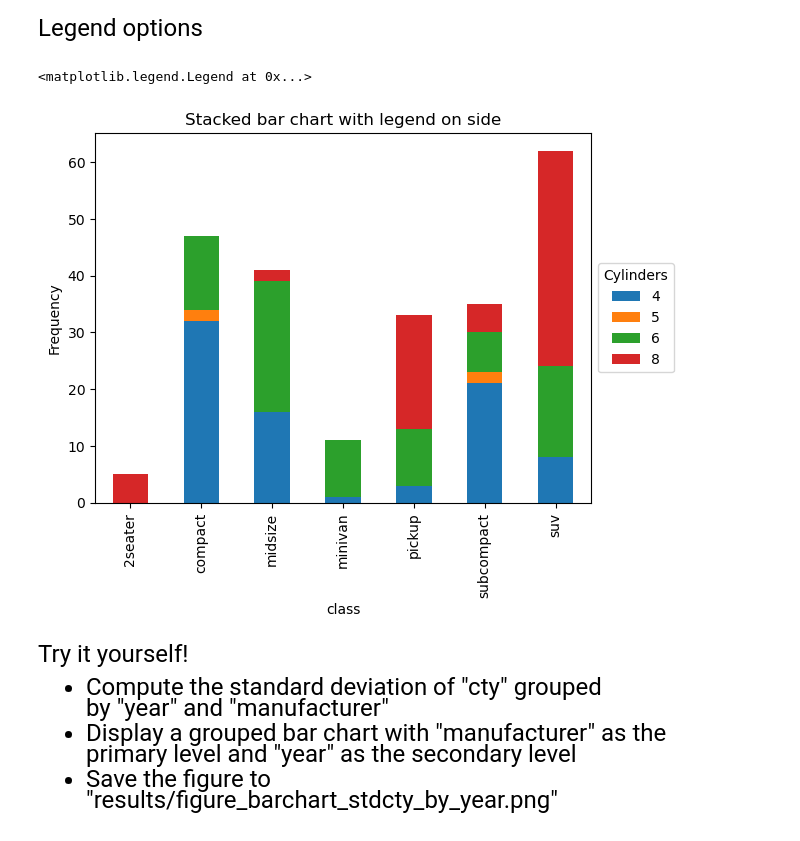
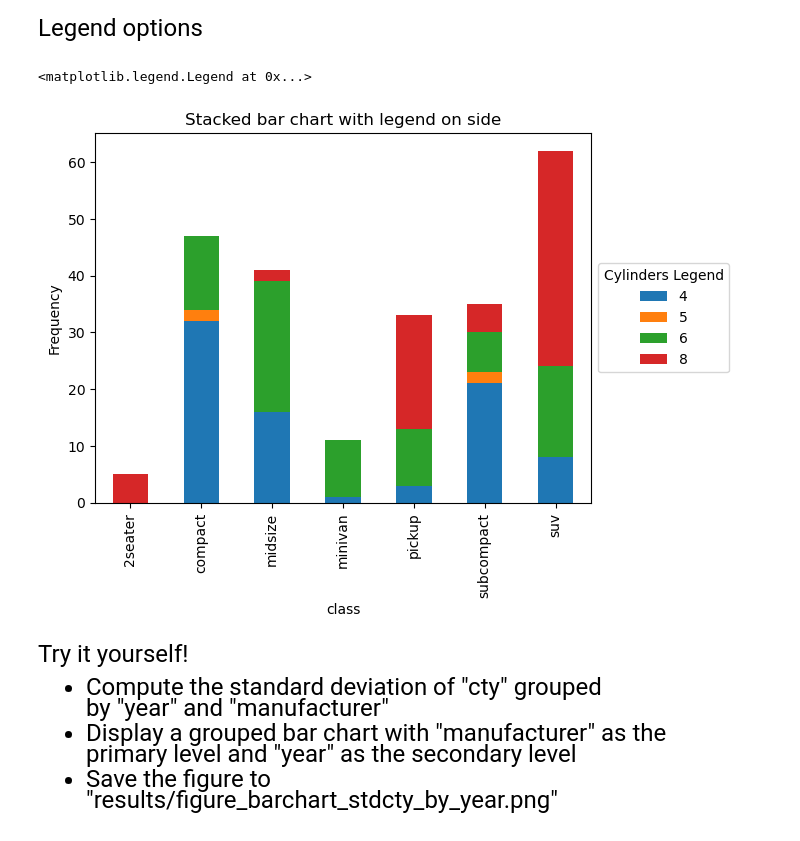
Before and after one commit to alejandrosanchezbecerra/qtm151spring2024, a Jupyter notebook: lecture_25/lecture_25.ipynb, the cells around one changed output. Saved outputs shown, nothing was run; the diff lists cells and outputs as text; code cells hidden in the pictures.

```diff
--- a/lecture_25/lecture_25.ipynb
+++ b/lecture_25/lecture_25.ipynb
@@ -256,23 +256,23 @@ Legend options
 # %%
 # Baseline plot
 grouped_counts_multilevel.unstack("cyl").plot(kind = "bar",stacked = True)
 plt.title("Stacked bar chart with legend on side")
 plt.ylabel("Frequency")
 
 # bbox_to_anchor(x,y) where (x,y) are the coordinates on the graph where values
 #                     between 0 and 1. If the user specifies a value higher
 #                     than one, it's put outside the graph.
 # loc: The part of the legend where the point "bbox_to_anchor" is located
 #      If "bbox_to_anchor" is not specified, this places the legend inside
 #      the plot in the desired position.
 # Best thing is to use different options to test the usage!
 
-plt.legend(title='Cylinders',
+plt.legend(title='Cylinders Legend',
            bbox_to_anchor=(1, 0.5),
            loc='center left',)
 # %% [output]
 <matplotlib.legend.Legend at 0x...>
-[figure, old version]
+[figure, new version]
 # %% [markdown]
 <font size = "5">
 
```
Also changed, not shown: parts of 3 cells of this notebook.
